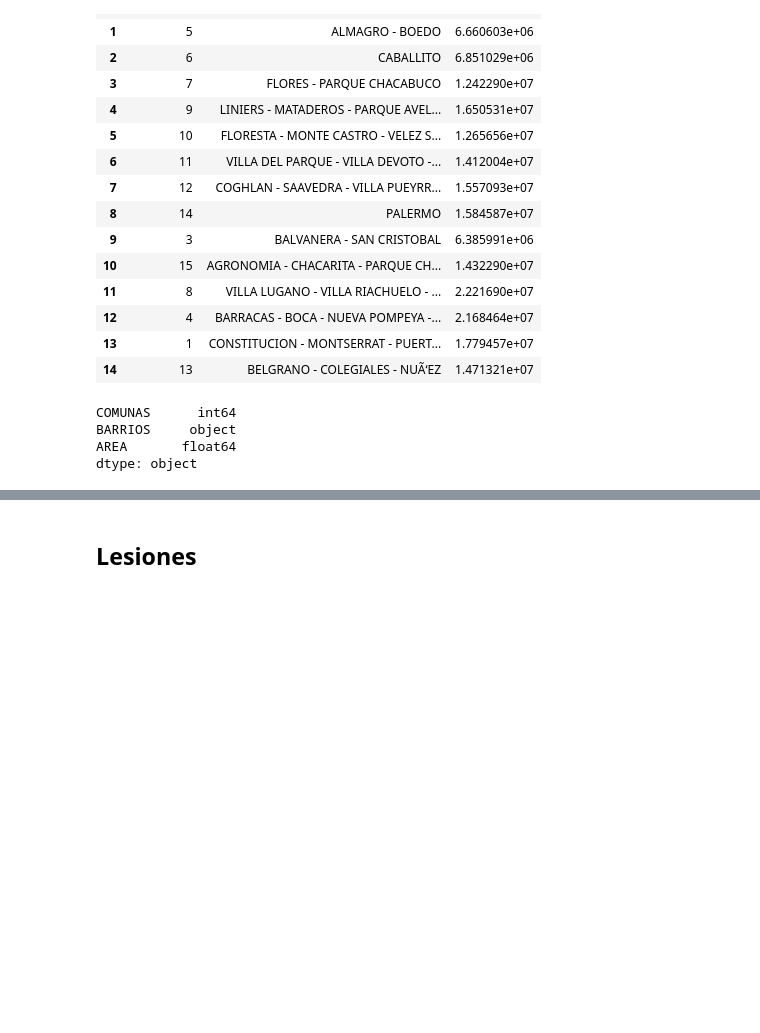
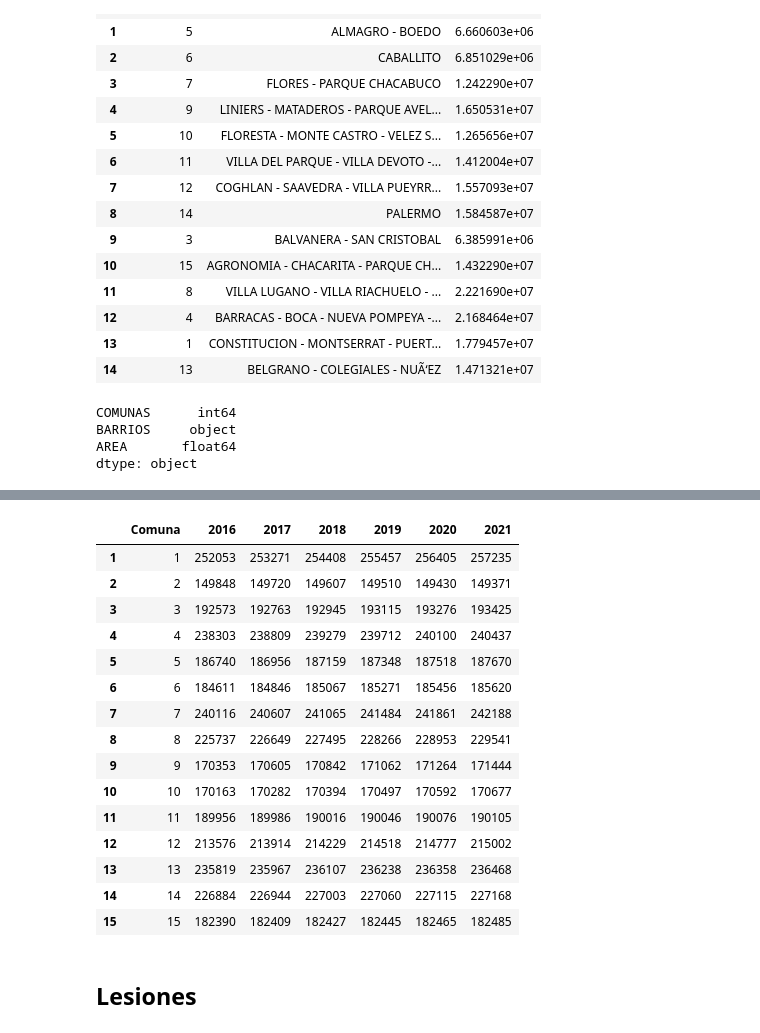
Before and after one commit to MarceloOrtizz/Proyecto_DA_Siniestros_Viales, a Jupyter notebook: etl.ipynb, the cells around one changed output, grey strips where cells are left out. Cells and saved outputs as stored; diff of their text form; code cells hidden in the pictures; blank space fills up the shorter version.

```diff
--- a/etl.ipynb
+++ b/etl.ipynb
@@ -802,2 +848,25 @@ comunas.to_csv('C:/ProgramData/MySQL/MySQL Server 8.0/Uploads/comunas.csv', inde
+# %%
+
+# Eliminar las columnas
+poblacion = poblacion.drop(columns=[2010, 2011,2012,2013,2014,2015,2022,2023,2024,2025])
+# %%
+poblacion
+# %% [output]
+|  | Comuna | 2016 | 2017 | 2018 | 2019 | 2020 | 2021 |
+| 1 | 1 | 252053 | 253271 | 254408 | 255457 | 256405 | 257235 |
+| 2 | 2 | 149848 | 149720 | 149607 | 149510 | 149430 | 149371 |
+| 3 | 3 | 192573 | 192763 | 192945 | 193115 | 193276 | 193425 |
+| 4 | 4 | 238303 | 238809 | 239279 | 239712 | 240100 | 240437 |
+| 5 | 5 | 186740 | 186956 | 187159 | 187348 | 187518 | 187670 |
+| 6 | 6 | 184611 | 184846 | 185067 | 185271 | 185456 | 185620 |
+| 7 | 7 | 240116 | 240607 | 241065 | 241484 | 241861 | 242188 |
+| 8 | 8 | 225737 | 226649 | 227495 | 228266 | 228953 | 229541 |
+| 9 | 9 | 170353 | 170605 | 170842 | 171062 | 171264 | 171444 |
+| 10 | 10 | 170163 | 170282 | 170394 | 170497 | 170592 | 170677 |
+| 11 | 11 | 189956 | 189986 | 190016 | 190046 | 190076 | 190105 |
+| 12 | 12 | 213576 | 213914 | 214229 | 214518 | 214777 | 215002 |
+| 13 | 13 | 235819 | 235967 | 236107 | 236238 | 236358 | 236468 |
+| 14 | 14 | 226884 | 226944 | 227003 | 227060 | 227115 | 227168 |
+| 15 | 15 | 182390 | 182409 | 182427 | 182445 | 182465 | 182485 |
 # %% [markdown]
 ## Lesiones
```
Also changed, not shown: parts of 5 cells of this notebook, 1 other file.
